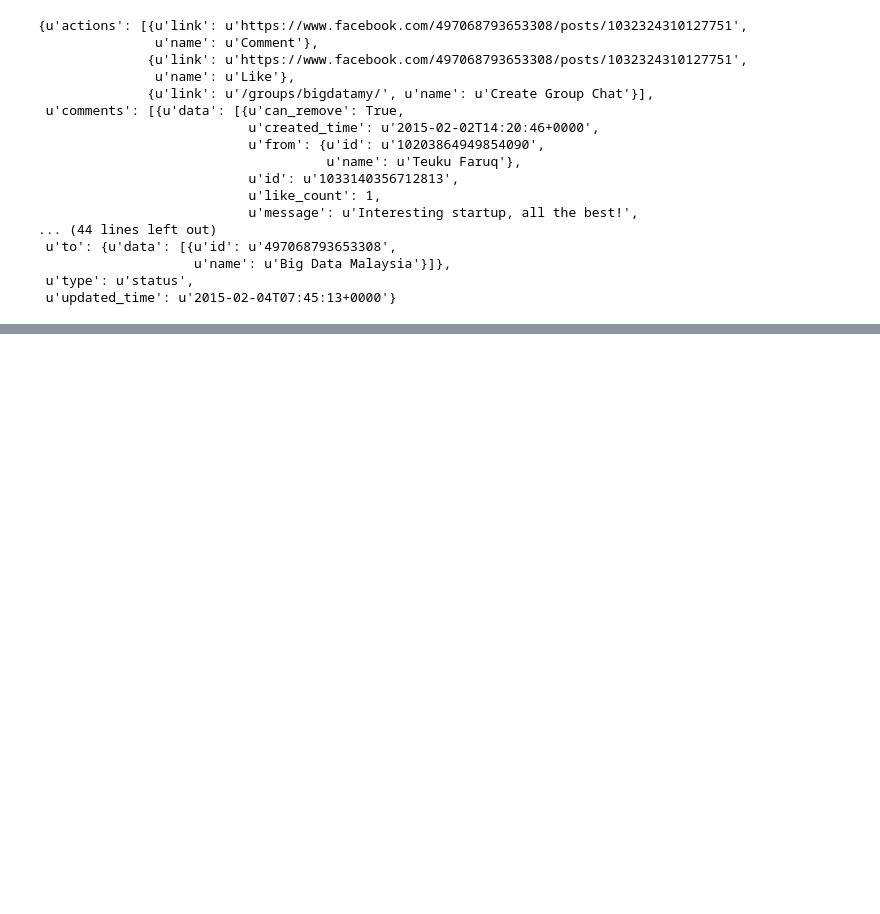
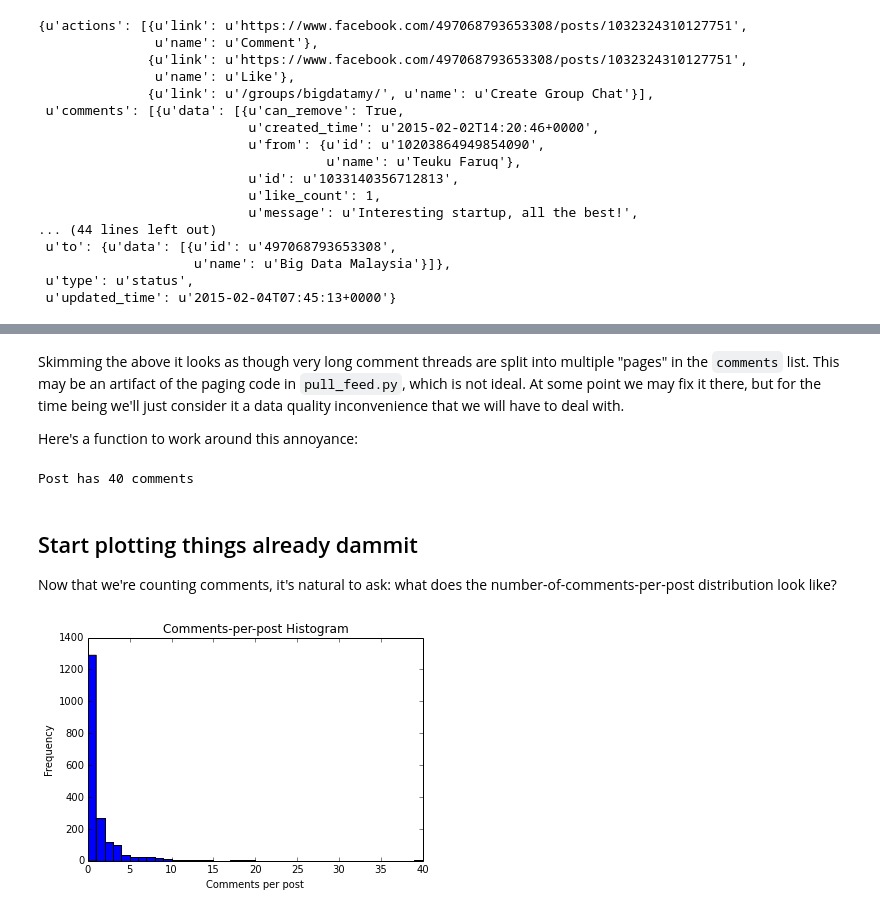
Before and after one commit to BigDataMalaysia/bigdatamy_fb_group_analysis, a Jupyter notebook: Getting Meta with Big Data Malaysia.ipynb, the cells around one changed output, grey strips where cells are left out. Saved outputs shown, nothing was run; the diff lists cells and outputs as text; code cells hidden in the pictures; blank space fills up the shorter version.

Commit message:
Add some histograms to the notebook.

```diff
--- a/Getting Meta with Big Data Malaysia.ipynb
+++ b/Getting Meta with Big Data Malaysia.ipynb
@@ -94,0 +139,33 @@ TODO:
+# %% [markdown]
+Skimming the above it looks as though very long comment threads are split into multiple "pages" in the `comments` list. This may be an artifact of the paging code in `pull_feed.py`, which is not ideal. At some point we may fix it there, but for the time being we'll just consider it a data quality inconvenience that we will have to deal with.
+
+Here's a function to work around this annoyance:
+# %%
+def flatten_comments_pages(post):
+    flattened_comments = []
+    for page in post:
+        flattened_comments += page['data']
+    return flattened_comments
+
+post_comments_paged = multi_item_comment_lists[0]
+print "Post has {} comments".format(len(flatten_comments_pages(post_comments_paged)))
+# %% [output]
+Post has 40 comments
+# %% [markdown]
+## Start plotting things already dammit
+
+Now that we're counting comments, it's natural to ask: what does the number-of-comments-per-post distribution look like?
+# %%
+comments_threads = [data['comments'] for data in big_data if 'comments' in data]
+count_of_posts_with_no_comments = len(big_data) - len(comments_threads)
+comments_counts = [0] * count_of_posts_with_no_comments
+comments_counts += [len(flatten_comments_pages(thread)) for thread in comments_threads]
+
+import matplotlib.pyplot as plt
+plt.hist(comments_counts, bins=max(comments_counts))
+plt.title("Comments-per-post Histogram")
+plt.xlabel("Comments per post")
+plt.ylabel("Frequency")
+plt.show()
+# %% [output]
+[figure, added]
```
Also changed, not shown: parts of 13 cells of this notebook.
